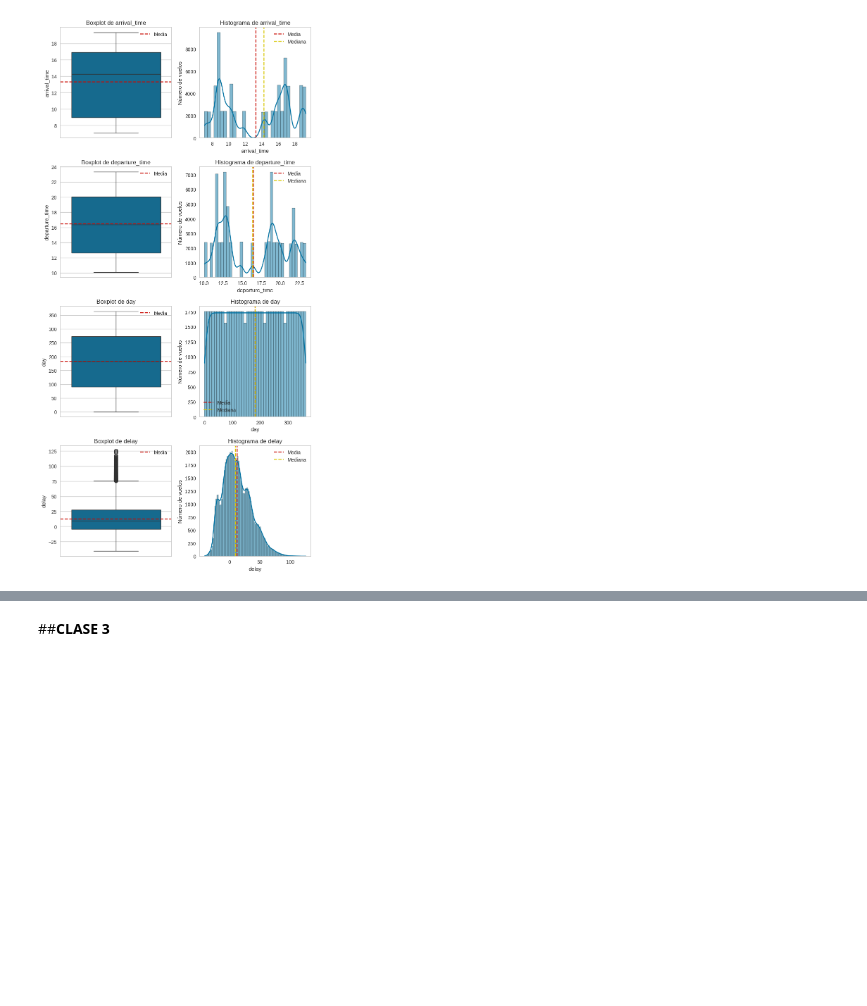
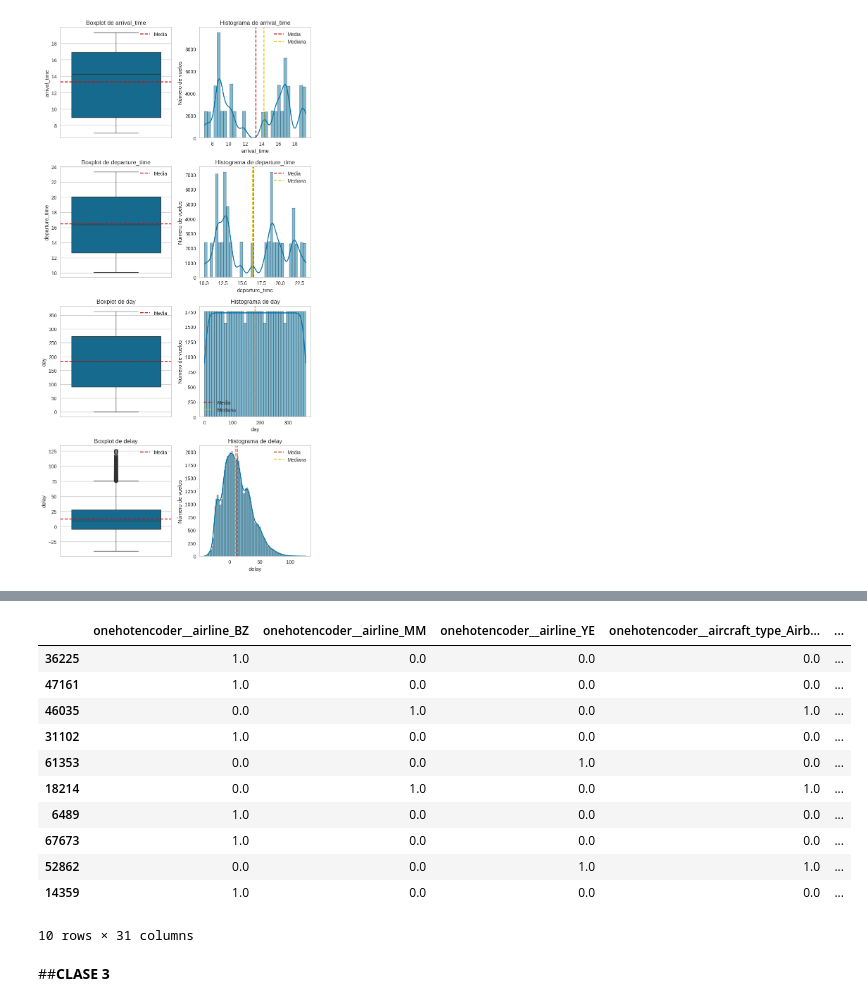
Before and after one commit to JLuceroVasquez/ia-aumentada-prevision-de-atrasos-de-vuelos, a Jupyter notebook: optimización_aeroportuaria.ipynb, the cells around one changed output, grey strips where cells are left out. Saved outputs shown, nothing was run; the diff lists cells and outputs as text; code cells hidden in the pictures; blank space fills up the shorter version.

```diff
--- a/optimización_aeroportuaria.ipynb
+++ b/optimización_aeroportuaria.ipynb
@@ -322,0 +418,16 @@ plt.show()
+# %%
+#Lista de nombre de las columnas tipo category
+categoricas = [col for col in datos.select_dtypes('category').columns]
+#Configuración del transformador de columnas
+one_hot = make_column_transformer((OneHotEncoder(handle_unknown='ignore'),#El argumento handle_unknown='ignore' significa que el OneHotEncoder ignorará cualquier categoría desconocida que pueda aparecer durante la transformación.
+                                   categoricas),
+                                  remainder='passthrough',#Las columnas no nombradas en el transformador, se mantienen.
+                                  sparse_threshold=0, #Proporción mínima de datos diferente de ceros que, de no superarse, genera una matriz sparse para optimizar la memoria y eficiencia computacional.
+                                  force_int_remainder_cols=False) #Establecer en Falso mantiene los nombres de las columnas transformadas, en lugar de convertirlas en enteros.
+
+#Transformación del conjunto de datos
+datos_transformados = one_hot.fit_transform(datos)
+
+#Creación del dataframe con las columnas transformadas
+datos_transformados = pd.DataFrame(datos_transformados, columns=one_hot.get_feature_names_out())
+datos_transformados.head()
@@ -322,0 +466,3 @@ plt.show()
+# %%
+#Se eliminan features irrelevante
+datos_transformados.drop(columns=['remainder__flight_id', 'remainder__day', 'remainder__year', 'remainder__date'], inplace=True)
@@ -323,3 +491,22 @@ plt.show()
+# %%
+#Se eliminan features redundantes
+datos_transformados.drop(columns=['remainder__departure_time'], inplace=True)
+
+#Se visualiza el dataframe tras las técnicas de feature engineering
+datos_transformados.sample(10)
+# %% [output]
+|  | onehotencoder__airline_BZ | onehotencoder__airline_MM | onehotencoder__airline_YE | onehotencoder__aircraft_type_Airb... | ... |
+| 36225 | 1.0 | 0.0 | 0.0 | 0.0 | ... |
+| 47161 | 1.0 | 0.0 | 0.0 | 0.0 | ... |
+| 46035 | 0.0 | 1.0 | 0.0 | 1.0 | ... |
+| 31102 | 1.0 | 0.0 | 0.0 | 0.0 | ... |
+| 61353 | 0.0 | 0.0 | 1.0 | 0.0 | ... |
+| 18214 | 0.0 | 1.0 | 0.0 | 1.0 | ... |
+| 6489 | 1.0 | 0.0 | 0.0 | 0.0 | ... |
+| 67673 | 1.0 | 0.0 | 0.0 | 0.0 | ... |
+| 52862 | 0.0 | 0.0 | 1.0 | 1.0 | ... |
+| 14359 | 1.0 | 0.0 | 0.0 | 0.0 | ... |
+10 rows × 31 columns
 # %% [markdown]
 ##**CLASE 3**
 # %% [markdown]
```
Also changed, not shown: parts of 14 cells of this notebook.
